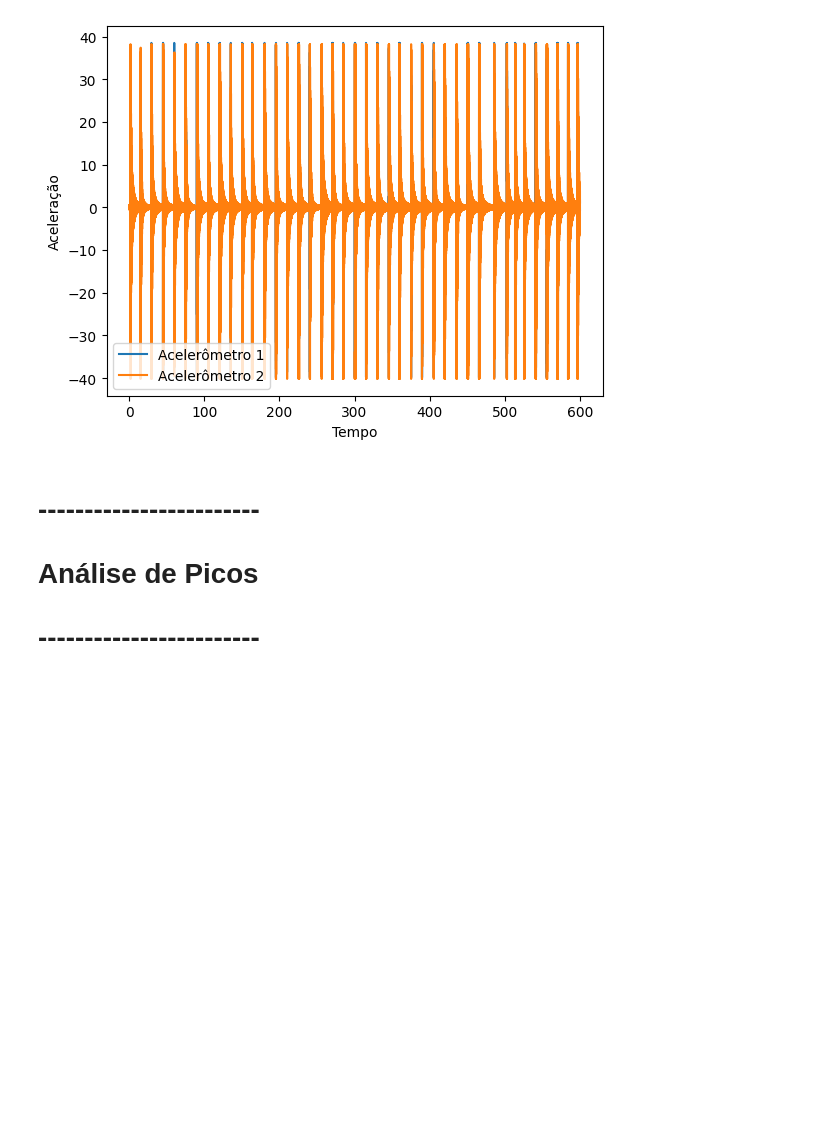
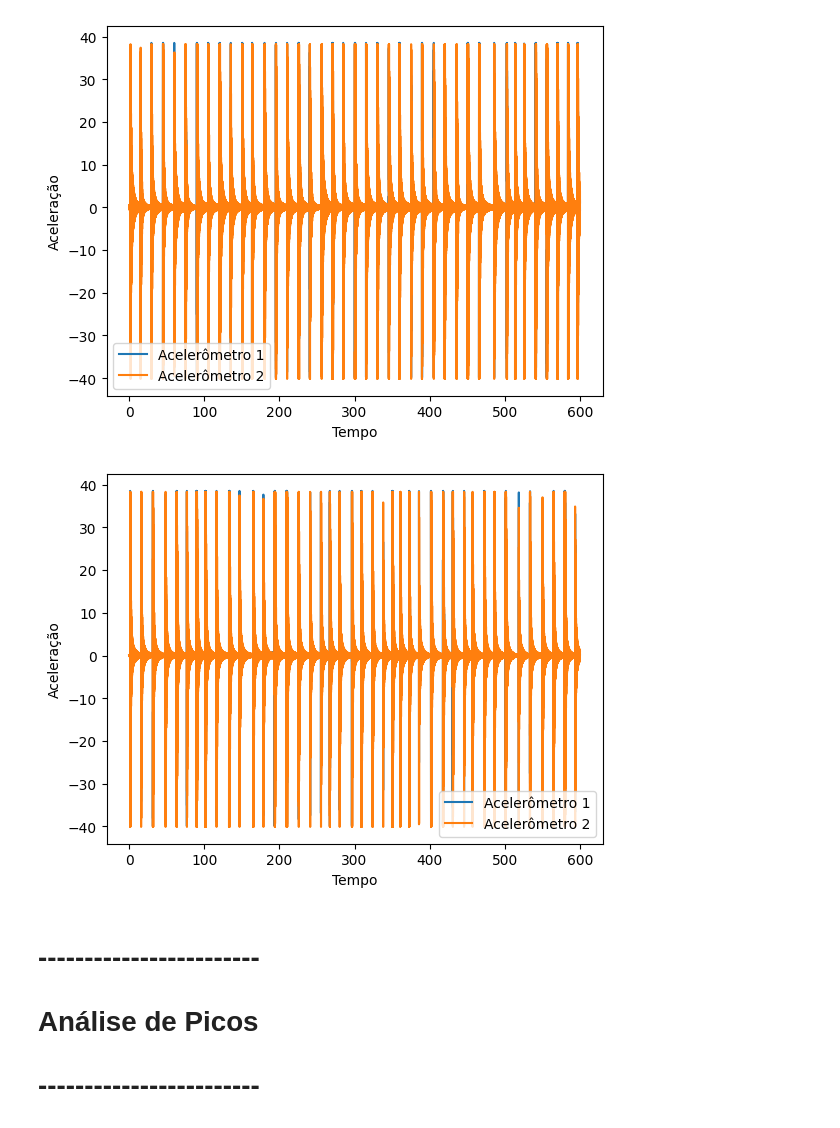
Before and after one commit to JP-Branco/Projeto-Linse, a Jupyter notebook: Multi Classes (Skt Learn).ipynb, the cells around one changed output. Cells and saved outputs as stored; diff of their text form; code cells hidden in the pictures; blank space fills up the shorter version.

```diff
--- a/Multi Classes (Skt Learn).ipynb
+++ b/Multi Classes (Skt Learn).ipynb
@@ -200,3 +200,11 @@ display(1 / TSampl1)
  [0.043272, 'Ctrl|Disabled'],
  [599.00468, 'Stopped']]
 207.9866888519135
+# %%
+acc2d = dadosChaveGrande.imu1accz.values - dadosChaveGrande.imu1accz.mean()  # Acelerômetro 1
+acc2d2 = dadosChaveGrande.imu2accz.values - dadosChaveGrande.imu2accz.mean()  # Acelerômetro 2
+time1 = dadosChaveGrande.time.values
+display(dadosChaveGrande.getLogs())
+
+Tsampl2 = dadosChaveGrande.time.values[1] - dadosChaveGrande.time.values[0]
+display(1 / Tsampl2)
@@ -213,6 +234,15 @@ plt.ylabel("Aceleração")
 plt.show()
 # %% [output]
 [figure]
+# %%
+plt.plot(time1, acc2d, label="Acelerômetro 1")
+plt.plot(time1, acc2d2, label="Acelerômetro 2")
+plt.legend()
+plt.xlabel("Tempo")
+plt.ylabel("Aceleração")
+plt.show()
+# %% [output]
+[figure, added]
 # %% [markdown]
 # ------------------------
 # Análise de Picos
```
Also changed, not shown: parts of 8 cells of this notebook.
